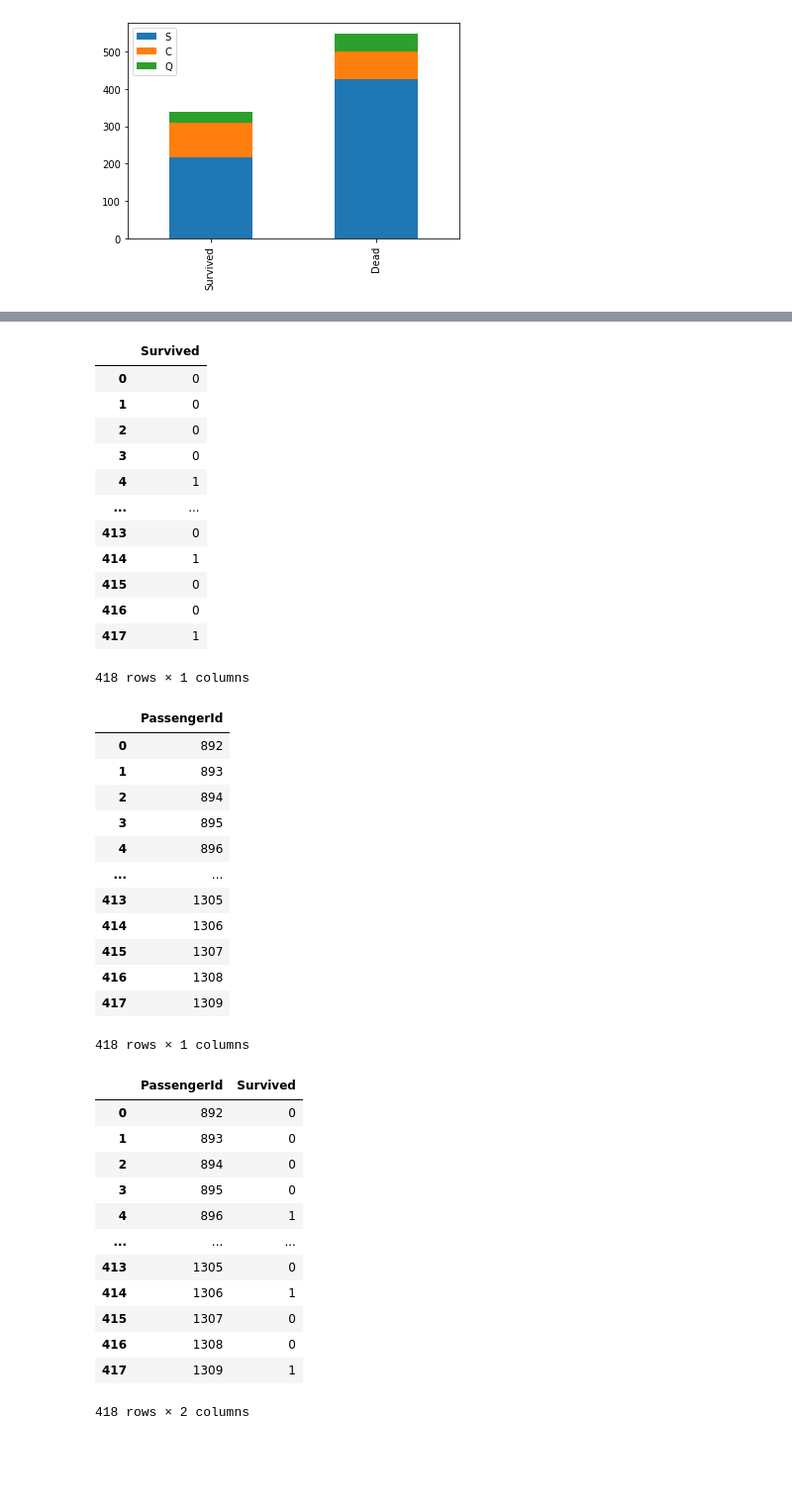
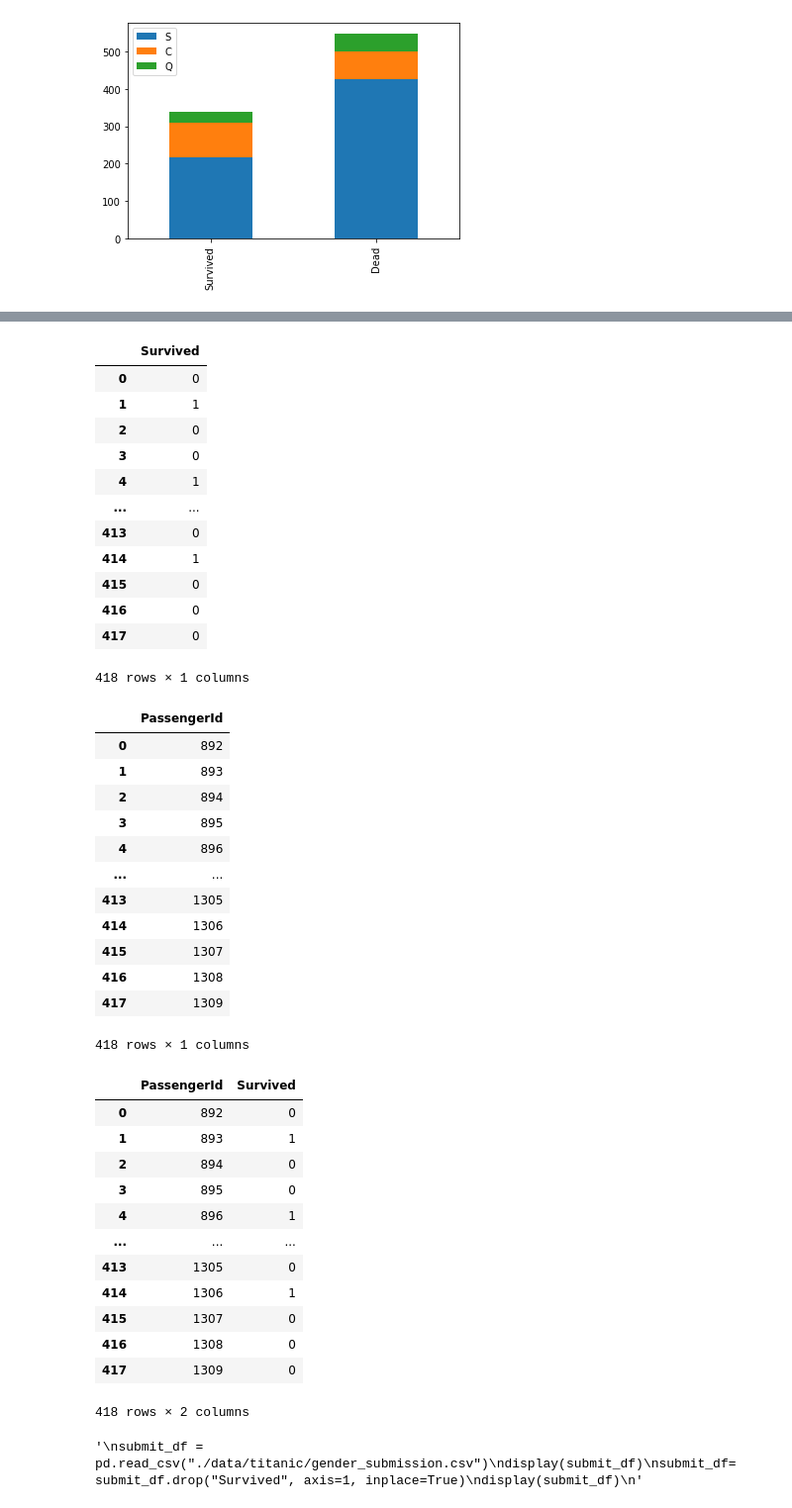
Before and after one commit to drhee0919/Rhee, a Jupyter notebook: python_projects/16_Titanic(33강) .ipynb, the cells around one changed output, grey strips where cells are left out. Shown at 99% size. Drawn from its saved outputs; the diff is of its cells as text; code cells hidden in the pictures; blank space fills up the shorter version.

```diff
--- a/python_projects/16_Titanic(33강) .ipynb
+++ b/python_projects/16_Titanic(33강) .ipynb
@@ -401,22 +407,24 @@ title_mapping_dict = {"Mr" : 0, "Miss":1, "Mrs":2,
                       "Don" :3, "Dona" :3, "Jonkheer" :3,
                       "Countess" :3, "Lady" :3, "Mme" :3,
                       "Ms" :3, "Sir" :3, "Capt" :3}
-test_df["Title"]=test_df["Title"].map(title_mapping_dict)
+test_df["Title"]=test_df["Title"].map(title_mapping_dict) #Dona 추가
 
 #제거할 건 제거하자(안쓸 col들 제거)
 test_df.drop("Name", axis=1, inplace=True)
 test_df.drop("Ticket", axis=1, inplace=True)
 test_df.drop("Cabin", axis=1, inplace=True)
 test_df.drop("PassengerId", axis=1, inplace=True)
-
+#test_df.drop("Embarked", axis=1, inplace=True)
 # 성별 col에 대해 male=0, female=1로 수정해보자
 sex_mapping_dict = {'male': 0, 'female':1}
 test_df["Sex"]=test_df["Sex"].map(sex_mapping_dict)
+
 
 # 탑승지역 col에 대해서 S->0, Q->1, C->2로 변환
 test_df["Embarked"].fillna("S", inplace=True)
 embarked_mapping_dict = {'S': 0, 'Q': 1, 'C': 2}
 test_df["Embarked"]=test_df["Embarked"].map(embarked_mapping_dict)
+
 
 # Age처리
 # -Title을 이용해서 각 title에 맞는 평균 나이로 결측치를 채운다.
@@ -451,6 +459,7 @@ test_df.loc[(test_df["Fare"] > 14.4542) & (test_df["Fare"] <= 31.0), "Fare"] = 2
 test_df.loc[31.0 < test_df["Fare"] , "Fare"] = 3
 
 
+display(test_df)
 #######################################################################
 
 
@@ -490,7 +499,7 @@ for step in range(30000):
 
 #예측
 result = sess.run(H, feed_dict={X : test_df})
-predict = tf.cast(result > 0.5, dtype = tf.int32)
+predict = tf.cast(result > 0.5, dtype = tf.int64)
 print(sess.run(predict))
 
 
@@ -525,27 +547,37 @@ Cost값은 : 0.4409668743610382
 # %%
 #결과 제출용 파일 생성
 
 #test_df.isnull().sum()
+#결과 제출용 파일 생성
 
 result_df = pd.DataFrame(sess.run(predict))
 result_df.rename(columns={0:"Survived"}, inplace = True)
 display(result_df)
 
 
 df = pd.read_csv("./data/titanic/gender_submission.csv")
 submit_df= df["PassengerId"]
 submit_df = pd.DataFrame(submit_df)
 display(submit_df)
 
 
 submit_df = pd.concat([submit_df, result_df], axis= 1)
 display(submit_df)
 
-submit_df.to_csv("./data/titanic/result4.csv", index=False)
+submit_df.to_csv("./data/titanic/result.csv", index=False)
+
+
+'''
+submit_df = pd.read_csv("./data/titanic/gender_submission.csv")
+display(submit_df)
+submit_df= submit_df.drop("Survived", axis=1, inplace=True)
+display(submit_df)
+'''
+#df.to_csv('result.csv')
 # %% [output]
 |  | Survived |
 | 0 | 0 |
-| 1 | 0 |
+| 1 | 1 |
 | 2 | 0 |
 | 3 | 0 |
 | 4 | 1 |
@@ -554,7 +586,7 @@ submit_df.to_csv("./data/titanic/result4.csv", index=False)
 | 414 | 1 |
 | 415 | 0 |
 | 416 | 0 |
-| 417 | 1 |
+| 417 | 0 |
 418 rows × 1 columns
 |  | PassengerId |
 | 0 | 892 |
@@ -571,7 +603,7 @@ submit_df.to_csv("./data/titanic/result4.csv", index=False)
 418 rows × 1 columns
 |  | PassengerId | Survived |
 | 0 | 892 | 0 |
-| 1 | 893 | 0 |
+| 1 | 893 | 1 |
 | 2 | 894 | 0 |
 | 3 | 895 | 0 |
 | 4 | 896 | 1 |
@@ -580,8 +612,9 @@ submit_df.to_csv("./data/titanic/result4.csv", index=False)
 | 414 | 1306 | 1 |
 | 415 | 1307 | 0 |
 | 416 | 1308 | 0 |
-| 417 | 1309 | 1 |
+| 417 | 1309 | 0 |
 418 rows × 2 columns
+'\nsubmit_df = pd.read_csv("./data/titanic/gender_submission.csv")\ndisplay(submit_df)\nsubmit_df= submit_df.drop("Survived", axis=1, inplace=True)\ndisplay(submit_df)\n'
 # %%
 # 싸이킷 런을 통해 구현해보자
 from sklearn.linear_model import LogisticRegression
```
Also changed, not shown: parts of 8 cells of this notebook, 1 other file.
